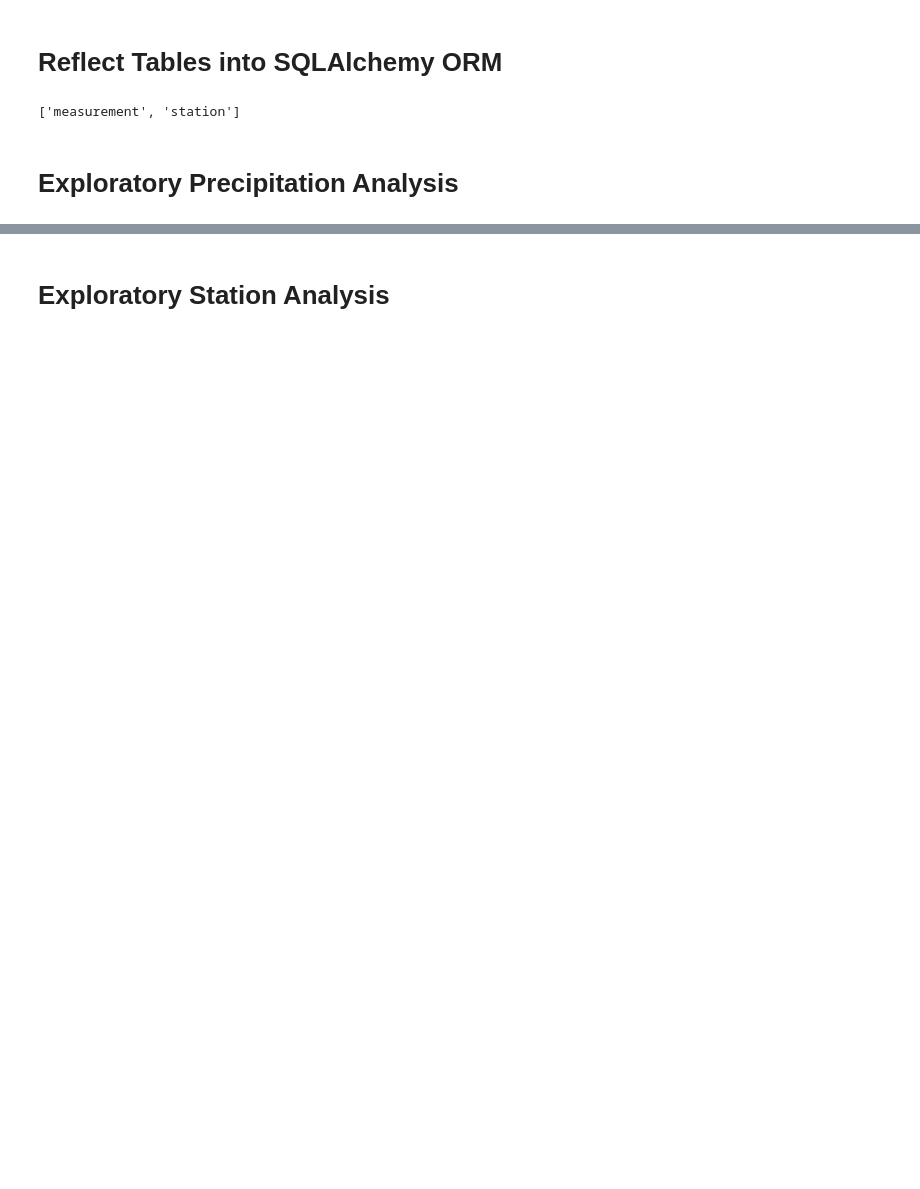
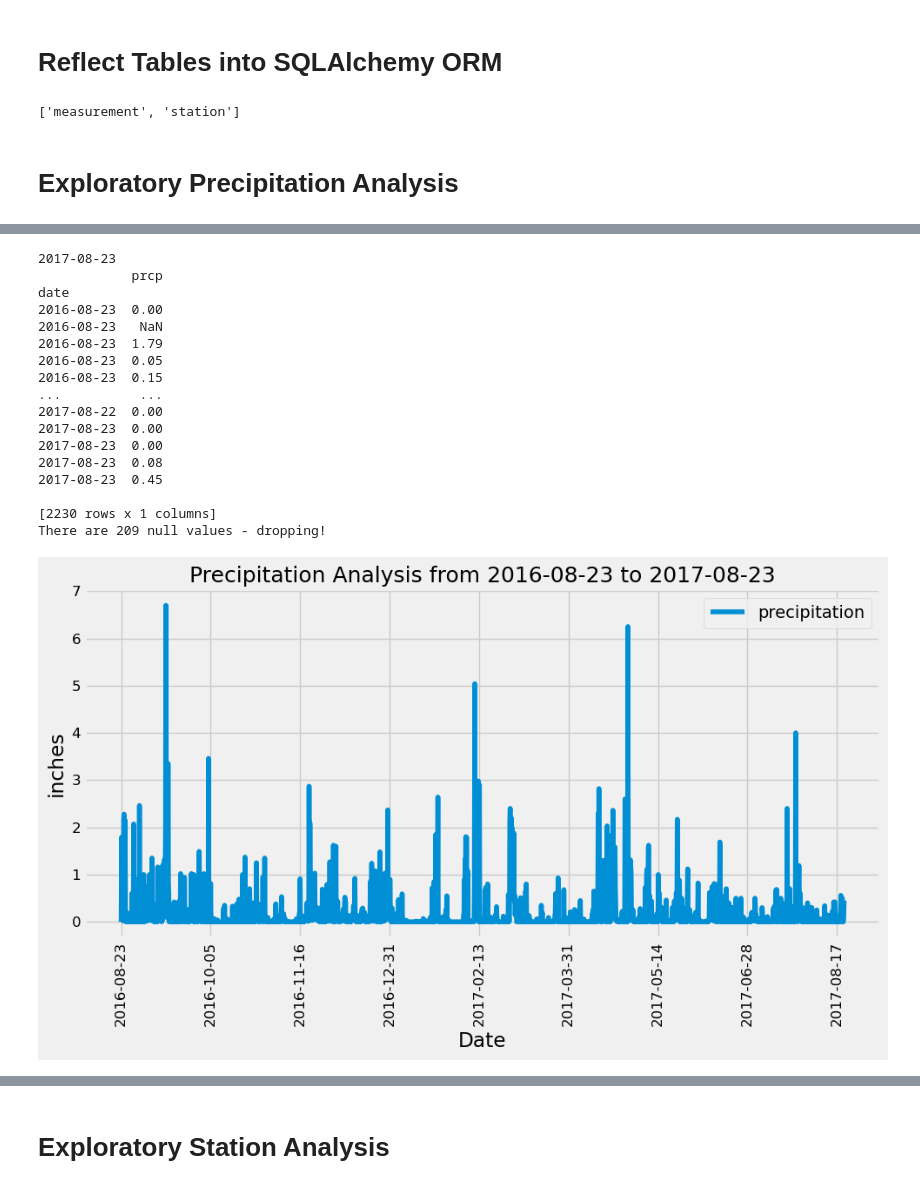
Before and after one commit to sonila15/sqlalchemy-challenge, a Jupyter notebook: SurfsUp/climate_starter.ipynb, the cells around one changed output, grey strips where cells are left out. Saved outputs shown, nothing was run; the diff lists cells and outputs as text; code cells hidden in the pictures; blank space fills up the shorter version.

```diff
--- a/SurfsUp/climate_starter.ipynb
+++ b/SurfsUp/climate_starter.ipynb
@@ -51,38 +53,55 @@ columns = inspector.get_columns('measurement')
 # Starting from the most recent data point in the database.
 most_recent = session.query(Measurement.date).order_by(Measurement.date.desc()).first()[0]
 most_recent = (dt.datetime.strptime(most_recent, "%Y-%m-%d")).date()
 print(most_recent)
 # Calculate the date one year from the last date in data set.
-date_one_year = most_recent - dt.timedelta(days=365)
+last_one_year = most_recent - dt.timedelta(days=365)
 
 # Perform a query to retrieve the data and precipitation scores
 prcp_data = session.query(Measurement.date, Measurement.prcp).\
-            filter((Measurement.date >= date_one_year)\
+            filter((Measurement.date >= last_one_year)\
                     & (Measurement.date <= most_recent)).all()
 
 # Save the query results as a Pandas DataFrame and set the index to the date column
 prcp_df = pd.DataFrame(prcp_data).sort_values("date").set_index("date")
 
 # Sort the dataframe by date
 prcp_df.sort_values(by="date")
 print(prcp_df)
 
 # # Use Pandas Plotting with Matplotlib to plot the data
 # rename prcp column
 prcp_df.rename(columns={"prcp":"precipitation"}, inplace=True)
 # check and drop null values
 nv = prcp_df['precipitation'].isnull().sum()
 print (f"There are {nv} null values - dropping!")
 
 prcp_df.dropna(axis=0, how="any", inplace=True)
 prcp_df.plot(figsize=(10,6), fontsize=12, rot=90)
-plt.title(f"Precipitation Analysis from {date_one_year} to {most_recent}", fontsize=18)
+plt.title(f"Precipitation Analysis from {last_one_year} to {most_recent}", fontsize=18)
 plt.xlabel("Date")
 plt.ylabel("inches")
-
 plt.tight_layout()
-# plt.savefig("Images/prcp.png")
 plt.show()
+# %% [output]
+2017-08-23
+            prcp
+date
+2016-08-23  0.00
+2016-08-23   NaN
+2016-08-23  1.79
+2016-08-23  0.05
+2016-08-23  0.15
+...          ...
+2017-08-22  0.00
+2017-08-23  0.00
+2017-08-23  0.00
+2017-08-23  0.08
+2017-08-23  0.45
+
+[2230 rows x 1 columns]
+There are 209 null values - dropping!
+[figure, added]
 # %%
 # Use Pandas to calcualte the summary statistics for the precipitation data
 prcp_df.describe()
```
Also changed, not shown: parts of 6 cells of this notebook, 3 other files.
